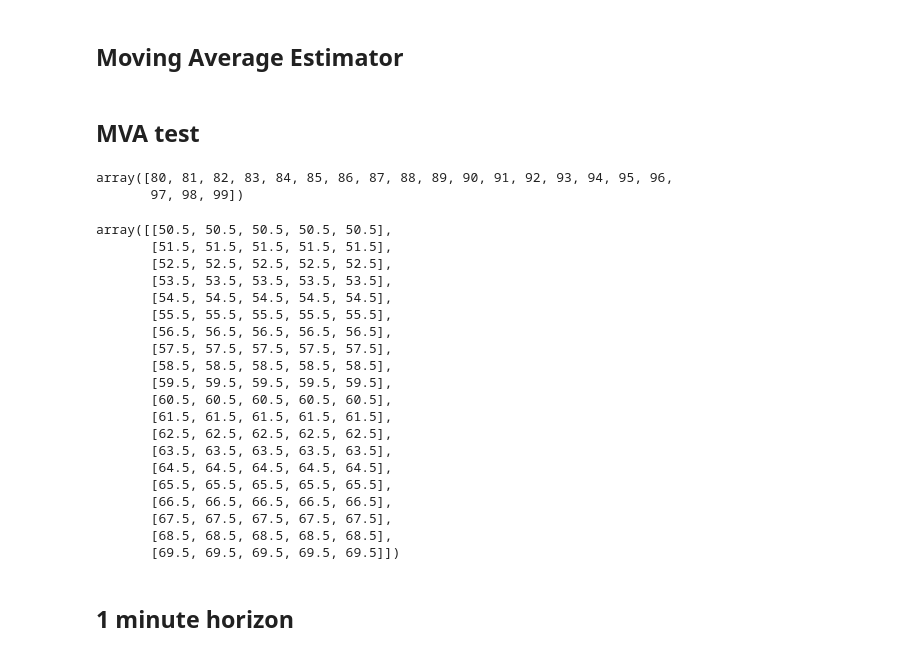
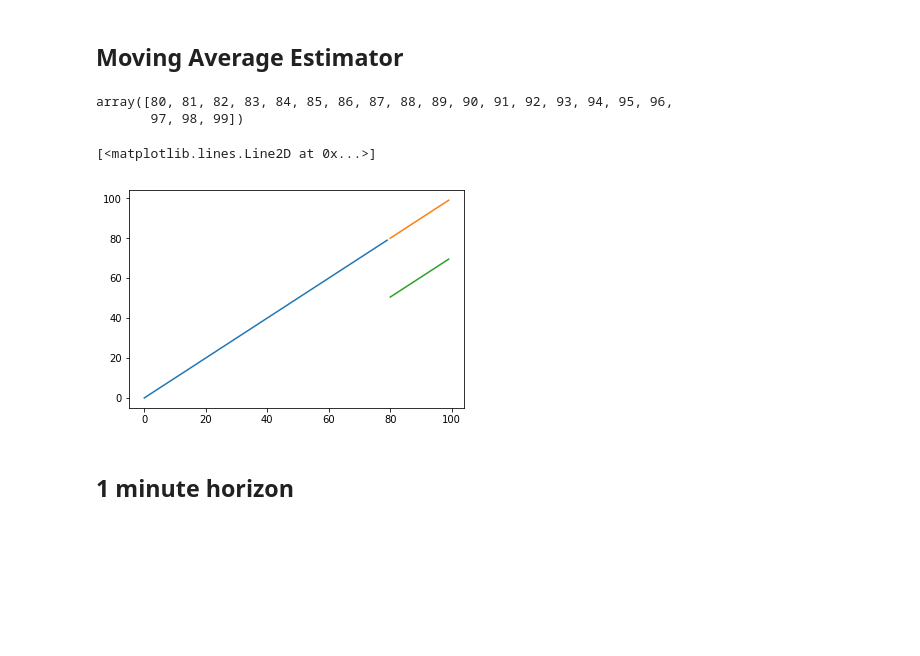
Before and after one commit to sachaBD/engg4802, a Jupyter notebook: Baselines.ipynb, the cells around one changed output. Saved outputs shown, nothing was run; the diff lists cells and outputs as text; code cells hidden in the pictures; blank space fills up the shorter version.

```diff
--- a/Baselines.ipynb
+++ b/Baselines.ipynb
@@ -147,8 +111,6 @@ class MovingAvgEstimator():
 
     def __repr__(self):
         return 'Moving Avg Estimator: (h={:d})'.format(self.horizon)
-# %% [markdown]
-## MVA test
 # %%
 mva = MovingAvgEstimator(5, 60)
 # %%
@@ -162,29 +124,14 @@ array([80, 81, 82, 83, 84, 85, 86, 87, 88, 89, 90, 91, 92, 93, 94, 95, 96,
 mva.fit(d[:80], d[:80])
 # %%
 a = mva.predict(d[80:])
-# %%
-a
-# %% [output]
-array([[50.5, 50.5, 50.5, 50.5, 50.5],
-       [51.5, 51.5, 51.5, 51.5, 51.5],
-       [52.5, 52.5, 52.5, 52.5, 52.5],
-       [53.5, 53.5, 53.5, 53.5, 53.5],
-       [54.5, 54.5, 54.5, 54.5, 54.5],
-       [55.5, 55.5, 55.5, 55.5, 55.5],
-       [56.5, 56.5, 56.5, 56.5, 56.5],
-       [57.5, 57.5, 57.5, 57.5, 57.5],
-       [58.5, 58.5, 58.5, 58.5, 58.5],
-       [59.5, 59.5, 59.5, 59.5, 59.5],
-       [60.5, 60.5, 60.5, 60.5, 60.5],
-       [61.5, 61.5, 61.5, 61.5, 61.5],
-       [62.5, 62.5, 62.5, 62.5, 62.5],
-       [63.5, 63.5, 63.5, 63.5, 63.5],
-       [64.5, 64.5, 64.5, 64.5, 64.5],
-       [65.5, 65.5, 65.5, 65.5, 65.5],
-       [66.5, 66.5, 66.5, 66.5, 66.5],
-       [67.5, 67.5, 67.5, 67.5, 67.5],
-       [68.5, 68.5, 68.5, 68.5, 68.5],
-       [69.5, 69.5, 69.5, 69.5, 69.5]])
+# %%
+%matplotlib inline
+plt.plot(np.arange(80), d[:80])
+plt.plot(np.arange(80, 100), d[80:])
+plt.plot(np.arange(80, 100), a[:, 1])
+# %% [output]
+[<matplotlib.lines.Line2D at 0x...>]
+[figure, added]
 # %% [markdown]
 ## 1 minute horizon
 # %%
```
Also changed, not shown: parts of 4 cells of this notebook, 3 other files.
